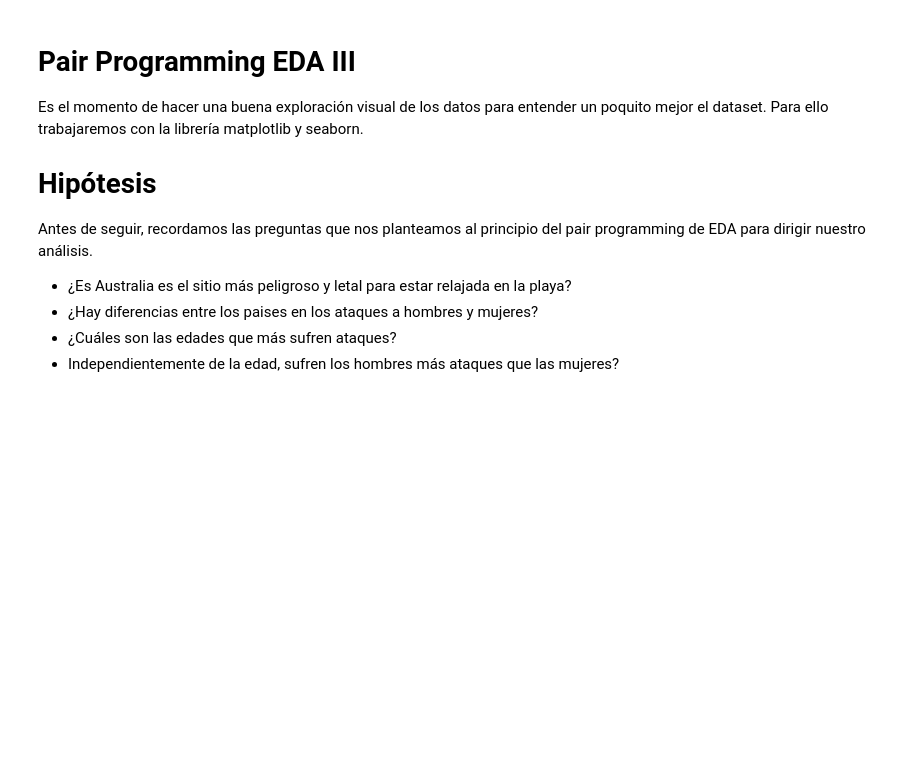
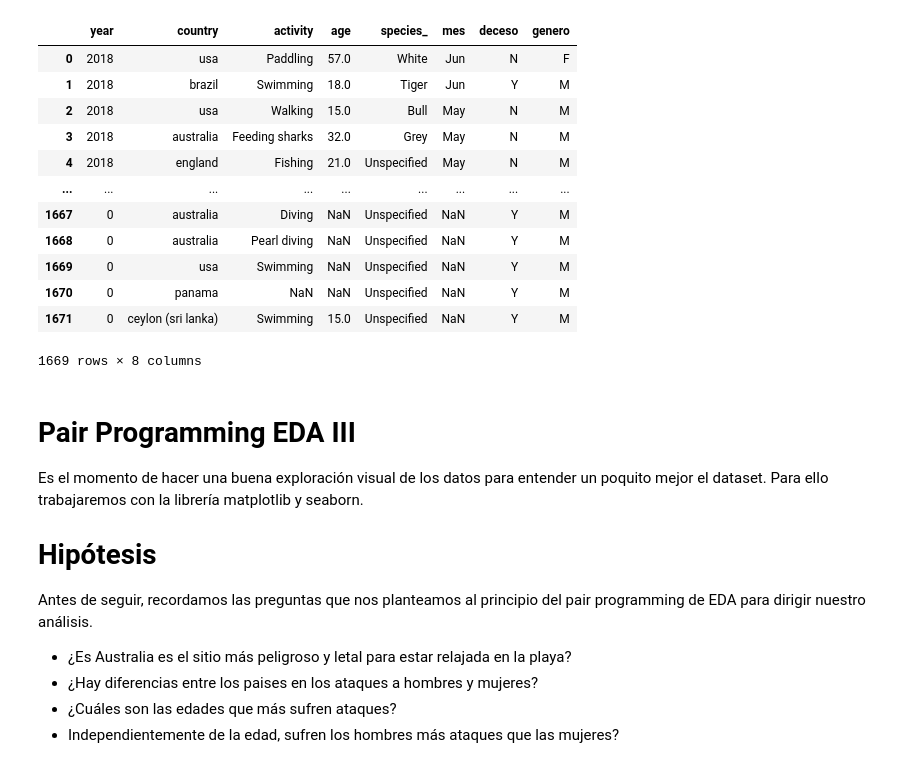
Before and after one commit to Adalab/DA-promoc-modulo-02-sprint-02-sandra-ana, a Jupyter notebook: EDA/03-EDA-3.ipynb, the cells around one changed output. Drawn from its saved outputs; the diff is of its cells as text; code cells hidden in the pictures; blank space fills up the shorter version.

```diff
--- a/EDA/03-EDA-3.ipynb
+++ b/EDA/03-EDA-3.ipynb
@@ -6,7 +7,22 @@ import matplotlib.pyplot as plt
 # %%
 pd.options.display.max_columns = None
 # %%
-df = pd.read_csv("../files/students.csv", index_col = 0)
+df_e = pd.read_csv("../data/02-tiburon_4.csv", index_col = 0)
+df_e
+# %% [output]
+|  | year | country | activity | age | species_ | mes | deceso | genero |
+| 0 | 2018 | usa | Paddling | 57.0 | White | Jun | N | F |
+| 1 | 2018 | brazil | Swimming | 18.0 | Tiger | Jun | Y | M |
+| 2 | 2018 | usa | Walking | 15.0 | Bull | May | N | M |
+| 3 | 2018 | australia | Feeding sharks | 32.0 | Grey | May | N | M |
+| 4 | 2018 | england | Fishing | 21.0 | Unspecified | May | N | M |
+| ... | ... | ... | ... | ... | ... | ... | ... | ... |
+| 1667 | 0 | australia | Diving | NaN | Unspecified | NaN | Y | M |
+| 1668 | 0 | australia | Pearl diving | NaN | Unspecified | NaN | Y | M |
+| 1669 | 0 | usa | Swimming | NaN | Unspecified | NaN | Y | M |
+| 1670 | 0 | panama | NaN | NaN | Unspecified | NaN | Y | M |
+| 1671 | 0 | ceylon (sri lanka) | Swimming | 15.0 | Unspecified | NaN | Y | M |
+1669 rows × 8 columns
 # %% [markdown]
 # Pair Programming EDA III
 
```
Also changed, not shown: parts of 11 cells of this notebook, 2 other files.
